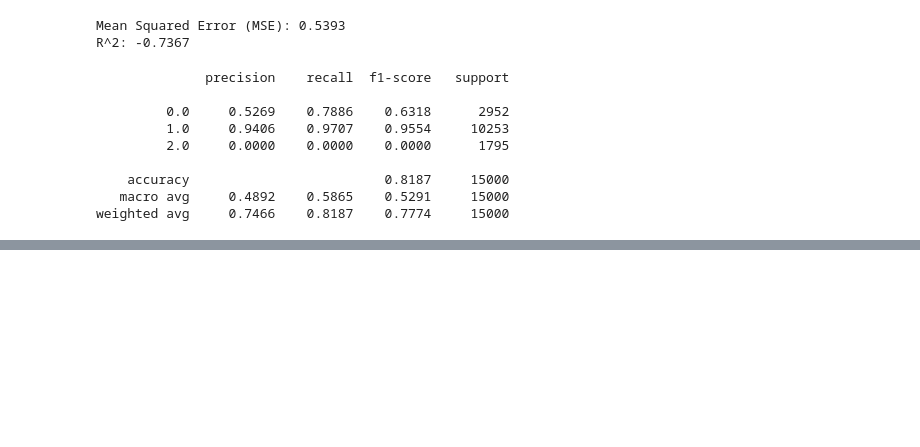
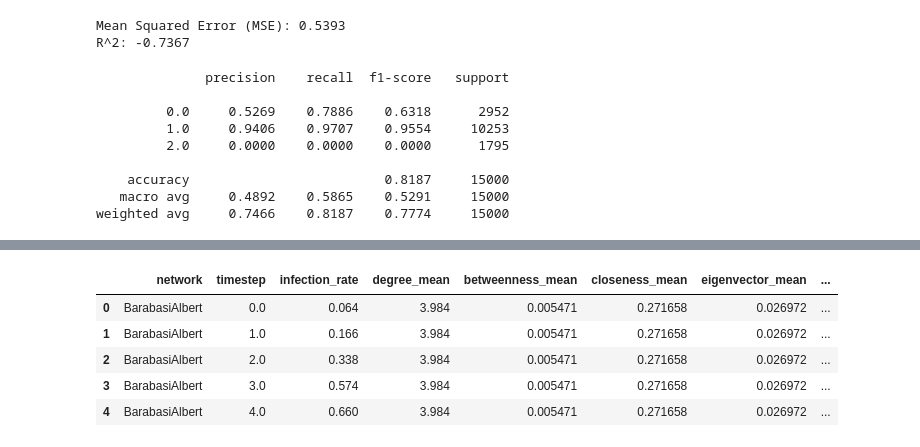
Before and after one commit to pxsa/complex-network-HW, a Jupyter notebook: HW3/code/dataset.ipynb, the cells around one changed output, grey strips where cells are left out. Saved outputs shown, nothing was run; the diff lists cells and outputs as text; code cells hidden in the pictures; blank space fills up the shorter version.

```diff
--- a/HW3/code/dataset.ipynb
+++ b/HW3/code/dataset.ipynb
@@ -478,0 +502,33 @@ weighted avg     0.7466    0.8187    0.7774     15000
+# %%
+df = pd.read_csv('final_integrated_network_dataset.csv')
+# %%
+def calculate_infection_rate(df, network):
+    df_network = df[df['network'] == network]
+    infection_rates = []
+    features = []
+    timesteps = sorted(df_network['timestep'].unique())
+
+    for t in timesteps:
+        df_t = df_network[df_network['timestep'] == t]
+        total_nodes = len(df_t)
+        infected_nodes = len(df_t[df_t['status'] == 'I'])
+        infection_rate = infected_nodes / total_nodes if total_nodes > 0 else 0
+
+        # محاسبه میانگین ویژگی‌ها
+        feature_means = df_t[['degree', 'betweenness_centrality',
+                             'closeness_centrality', 'eigenvector_centrality',
+                             'clustering_coefficient']].mean().values
+
+        infection_rates.append(infection_rate)
+        features.append(feature_means)
+
+    return pd.DataFrame({
+        'network': network,
+        'timestep': timesteps,
+        'infection_rate': infection_rates,
+        'degree_mean': [f[0] for f in features],
+        'betweenness_mean': [f[1] for f in features],
+        'closeness_mean': [f[2] for f in features],
+        'eigenvector_mean': [f[3] for f in features],
+        'clustering_mean': [f[4] for f in features]
+    })
@@ -478,0 +539,4 @@ weighted avg     0.7466    0.8187    0.7774     15000
+# %%
+ba_data = calculate_infection_rate(df, 'BarabasiAlbert')
+er_data = calculate_infection_rate(df, 'ErdosRenyi')
+ws_data = calculate_infection_rate(df, 'WattsStrogatz')
@@ -478,0 +561,11 @@ weighted avg     0.7466    0.8187    0.7774     15000
+# %%
+merged_df = pd.concat([ba_data, ws_data, er_data], ignore_index=True)
+# %%
+merged_df.head()
+# %% [output]
+|  | network | timestep | infection_rate | degree_mean | betweenness_mean | closeness_mean | eigenvector_mean | ... |
+| 0 | BarabasiAlbert | 0.0 | 0.064 | 3.984 | 0.005471 | 0.271658 | 0.026972 | ... |
+| 1 | BarabasiAlbert | 1.0 | 0.166 | 3.984 | 0.005471 | 0.271658 | 0.026972 | ... |
+| 2 | BarabasiAlbert | 2.0 | 0.338 | 3.984 | 0.005471 | 0.271658 | 0.026972 | ... |
+| 3 | BarabasiAlbert | 3.0 | 0.574 | 3.984 | 0.005471 | 0.271658 | 0.026972 | ... |
+| 4 | BarabasiAlbert | 4.0 | 0.660 | 3.984 | 0.005471 | 0.271658 | 0.026972 | ... |
```
Also changed, not shown: parts of 36 cells of this notebook.
